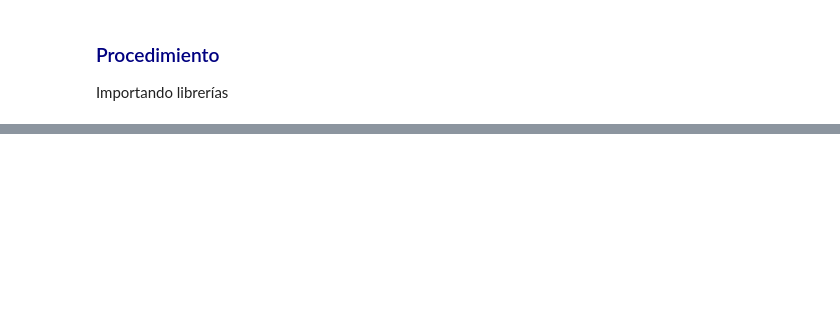
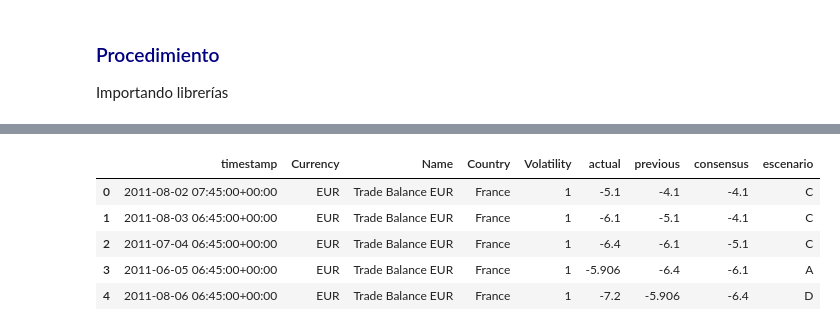
Before and after one commit to terecastillof/MYST_Laboratorio4, a Jupyter notebook: T_myst_Laboratorio4.ipynb, the cells around one changed output, grey strips where cells are left out. Saved outputs shown, nothing was run; the diff lists cells and outputs as text; code cells hidden in the pictures; blank space fills up the shorter version.

```diff
--- a/T_myst_Laboratorio4.ipynb
+++ b/T_myst_Laboratorio4.ipynb
@@ -84,0 +106,9 @@ USD.head()
+# %%
+EUR['consensus'][0] = EUR['previous'][0]
+for i in range(len(EUR['consensus'])-1): #ciclo for para rellenar los datos vacios de consensus con los datos de previous
+    strEUR = str(EUR['consensus'][i+1])
+    strUSD = str(USD['consensus'][i])
+    if strEUR == 'nan':
+        EUR['consensus'][i+1] = EUR['previous'][i]
+    if strUSD == 'nan':
+        USD['consensus'][i] = USD['previous'][i-1]
@@ -84,0 +122,15 @@ USD.head()
+# %%
+def clasificacion(indicador): #funcion de creacion de esenarios
+    indicador['escenario'] = '0'
+    for i in range(len(EUR['actual'])):
+        if str(indicador['actual'][i] >= indicador['consensus'][i] >= indicador['previous'][i]) == 'True':
+            indicador['escenario'][i] = 'A'
+        if str(indicador['actual'][i] >= indicador['consensus'][i] < indicador['previous'][i]) == 'True':
+            indicador['escenario'][i] = 'B'
+        if str(indicador['actual'][i] < indicador['consensus'][i] >= indicador['previous'][i]) == 'True':
+            indicador['escenario'][i] = 'C'
+        if str(EUR['actual'][i] < indicador['consensus'][i] < indicador['previous'][i]) == 'True':
+            indicador['escenario'][i] = 'D'
+    return(indicador)
+EUR = clasificacion(EUR)
+USD = clasificacion(USD)
@@ -84,0 +140,9 @@ USD.head()
+# %%
+EUR.head() #DIA/MES
+# %% [output]
+|  | timestamp | Currency | Name | Country | Volatility | actual | previous | consensus | escenario |
+| 0 | 2011-08-02 07:45:00+00:00 | EUR | Trade Balance EUR | France | 1 | -5.1 | -4.1 | -4.1 | C |
+| 1 | 2011-08-03 06:45:00+00:00 | EUR | Trade Balance EUR | France | 1 | -6.1 | -5.1 | -4.1 | C |
+| 2 | 2011-07-04 06:45:00+00:00 | EUR | Trade Balance EUR | France | 1 | -6.4 | -6.1 | -5.1 | C |
+| 3 | 2011-06-05 06:45:00+00:00 | EUR | Trade Balance EUR | France | 1 | -5.906 | -6.4 | -6.1 | A |
+| 4 | 2011-08-06 06:45:00+00:00 | EUR | Trade Balance EUR | France | 1 | -7.2 | -5.906 | -6.4 | D |
```
Also changed, not shown: parts of 24 cells of this notebook.
